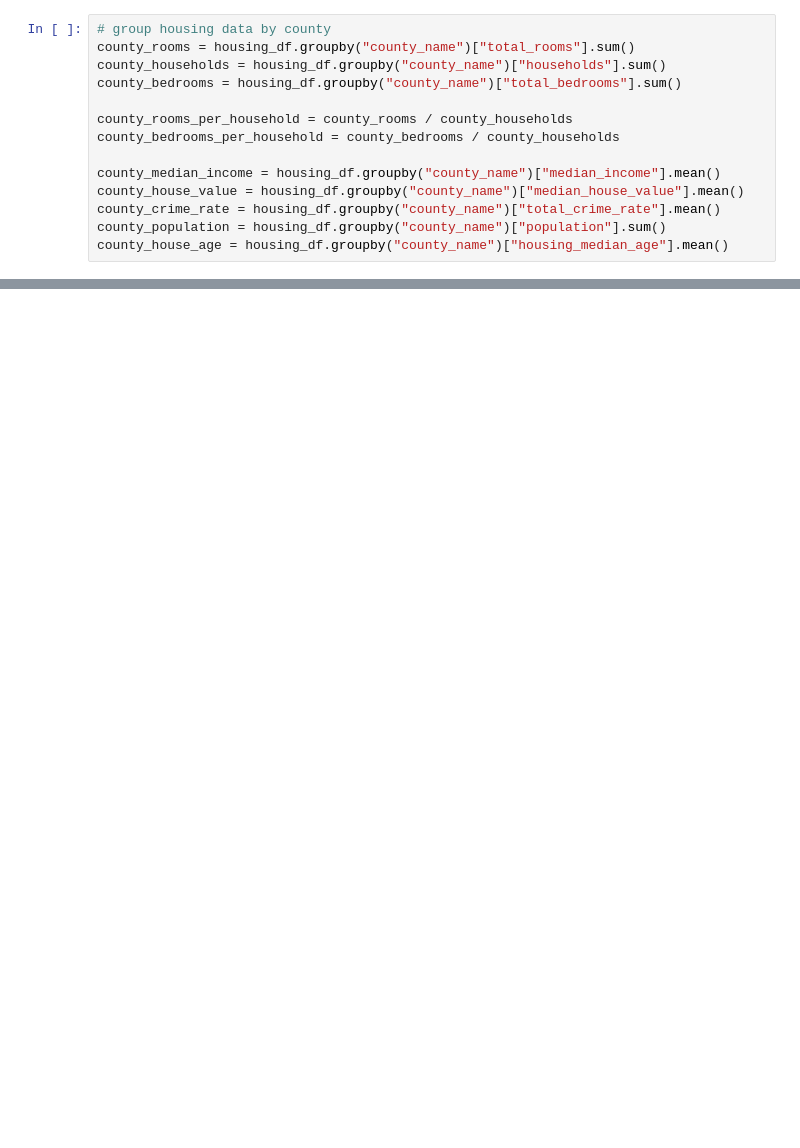
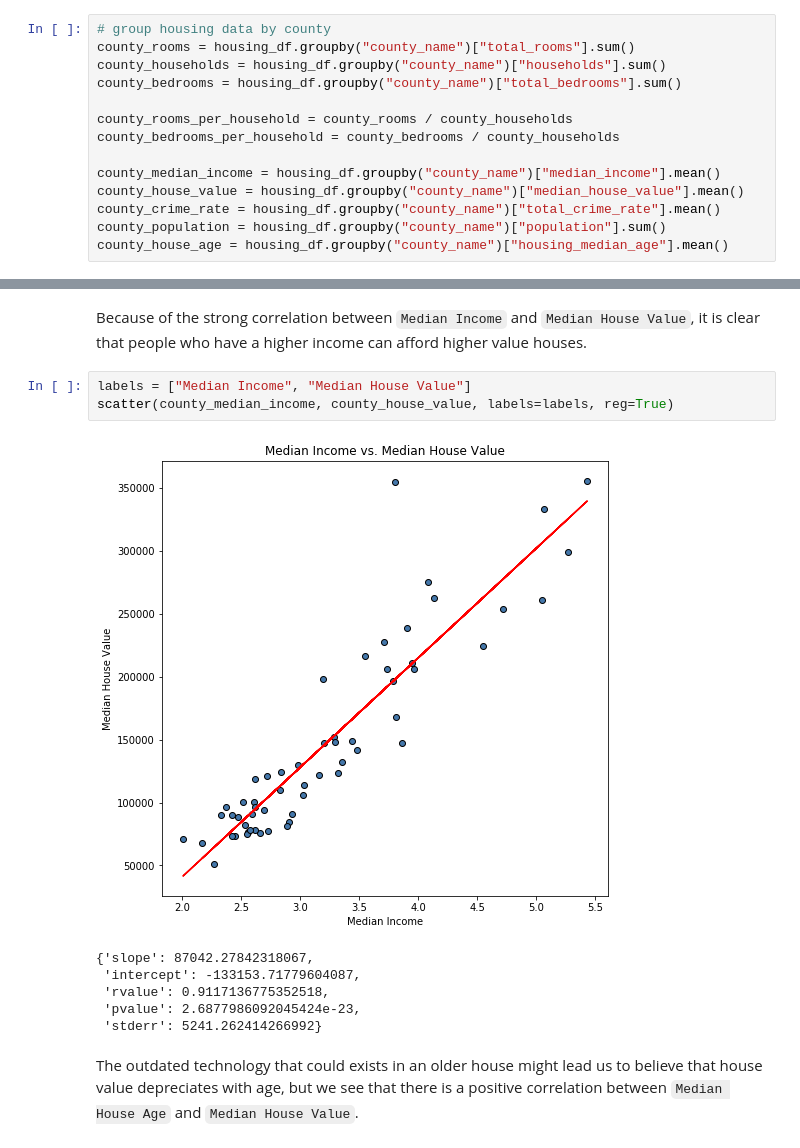
Before and after one commit to phamkdaniel/Cali-Housing-Project, a Jupyter notebook: analysis.ipynb, the cells around one changed output, grey strips where cells are left out. Saved outputs shown, nothing was run; the diff lists cells and outputs as text; blank space fills up the shorter version.

```diff
--- a/analysis.ipynb
+++ b/analysis.ipynb
@@ -157,5 +167,19 @@ plt.savefig("Images/similar_vars.png")
 plt.show()
 # %% [output]
 [figure]
+# %% [markdown]
+Because of the strong correlation between `Median Income` and `Median House Value`, it is clear that people who have a higher income can afford higher value houses.
+# %%
+labels = ["Median Income", "Median House Value"]
+scatter(county_median_income, county_house_value, labels=labels, reg=True)
+# %% [output]
+[figure, added]
+{'slope': 87042.27842318067,
+ 'intercept': -133153.71779604087,
+ 'rvalue': 0.9117136775352518,
+ 'pvalue': 2.6877986092045424e-23,
+ 'stderr': 5241.262414266992}
+# %% [markdown]
+The outdated technology that could exists in an older house might lead us to believe that house value depreciates with age, but we see that there is a positive correlation between `Median House Age` and `Median House Value`.
 # %%
 labels = ["Median House Age", "Median House Value"]
```
Also changed, not shown: parts of 21 cells of this notebook.
